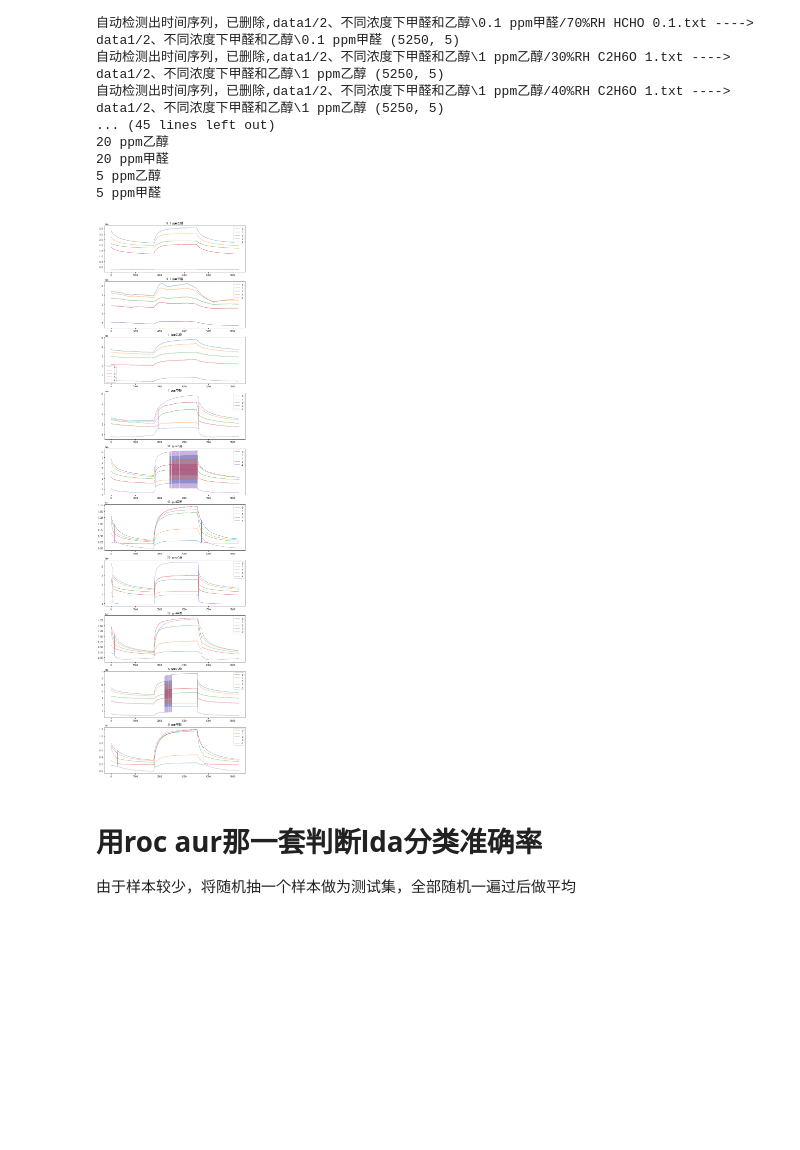
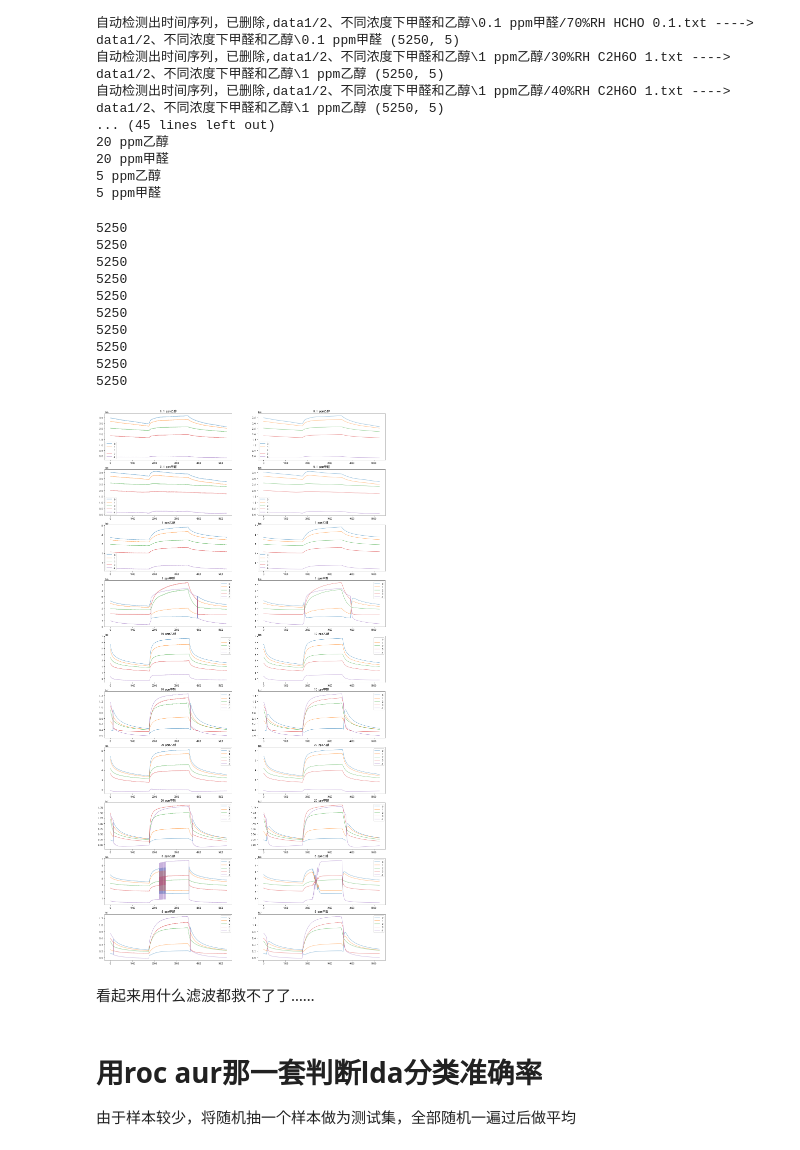
Before and after one commit to bbpp222006/elecnose_feature, a Jupyter notebook: data_anal.ipynb, the cells around one changed output. Drawn from its saved outputs; the diff is of its cells as text; code cells hidden in the pictures; blank space fills up the shorter version.

```diff
--- a/data_anal.ipynb
+++ b/data_anal.ipynb
@@ -36,17 +37,55 @@ for key, value in data_dict.items():
 5 ppm甲醛
 # %%
 
+def kalmanf(signal, noise_R=66):
+    filtered_sig = []
+    dim_z = dim_x = signal.shape[1]
+    f = KalmanFilter(dim_x=dim_x, dim_z=dim_z)
+
+    f.x = np.array(signal[0, :])  # 初始值
+    f.F = np.eye(dim_x)  # 状态转移
+    f.H = np.eye(dim_x) * 1  # 测量矩阵
+    f.P = np.eye(dim_x) * 1  # 协方差
+    f.R = np.eye(dim_x) * noise_R  # 测量误差
+    for i in signal:
+        f.update(i)
+        f.predict()
+        filtered_sig.append(f.x)
+    print(len(filtered_sig))
+    return np.array(filtered_sig)
+
+
 # scaler = StandardScaler()
-plt.figure(figsize=[10,40])
+plt.figure(figsize=[20,40])
 for i ,key in enumerate(list(data_dict.keys())):
-    ax = plt.subplot2grid((class_num,1), (i,0))
+    ax = plt.subplot2grid((class_num,2), (i,0))
     data_num = len(list(data_dict[key]))
     data_show = data_dict[key][np.random.randint(0,data_num)]
     # data_show = scaler.fit_transform(data_show)
     for j in range(data_show.shape[1]):
         ax.plot(range(data_show.shape[0]),data_show[:,j],label = j,alpha = 0.5)
     ax.set_title(key)
     ax.legend()
+
+    ax = plt.subplot2grid((class_num,2), (i,1))
+    data_show = kalmanf(data_show,noise_R=1000)
+    # data_show = scaler.fit_transform(data_show)
+    for j in range(data_show.shape[1]):
+        ax.plot(range(data_show.shape[0]),data_show[:,j],label = j,alpha = 0.5)
+    ax.set_title(key)
+    ax.legend()
+
+
 plt.show()
 # %% [output]
+5250
+5250
+5250
+5250
+5250
+5250
+5250
+5250
+5250
+5250
-[figure, old version]
+[figure, new version]
@@ -72,3 +92,5 @@ def kalmanf(signal, noise_R=66):
+# %% [markdown]
+看起来用什么滤波都救不了了……
 # %% [markdown]
 # 用roc aur那一套判断lda分类准确率
 由于样本较少，将随机抽一个样本做为测试集，全部随机一遍过后做平均
```
Also changed, not shown: parts of 7 cells of this notebook, 2 other files.
